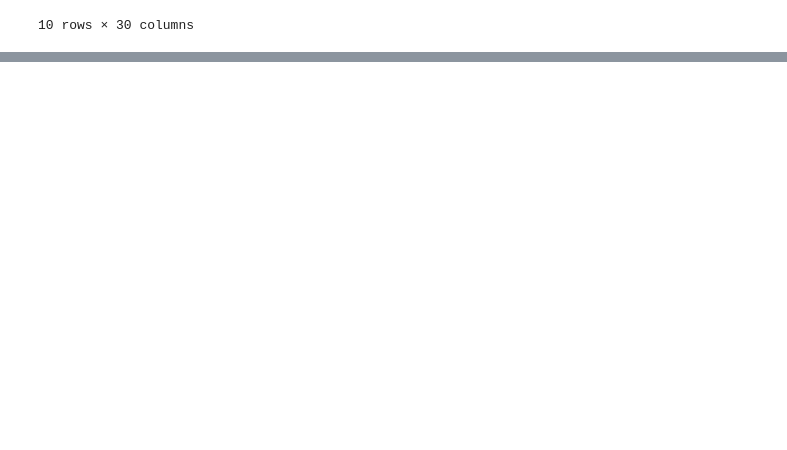
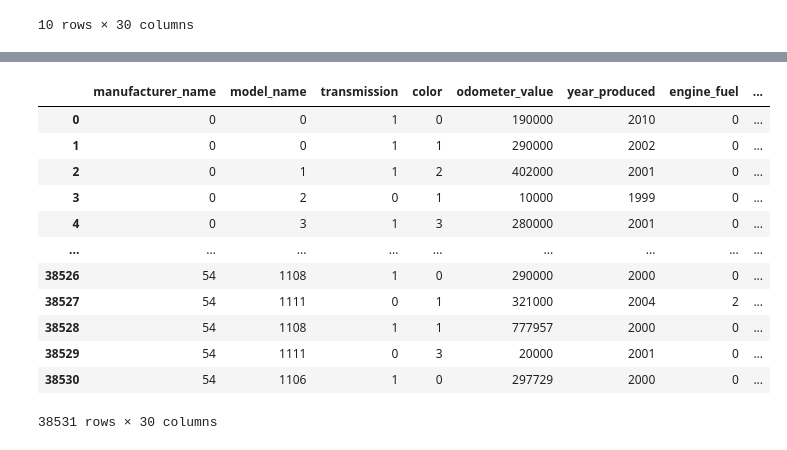
Before and after one commit to BallBoychick/ML, a Jupyter notebook: notebooks/Preprocessing_data.ipynb, the cells around one changed output, grey strips where cells are left out. Cells and saved outputs as stored; diff of their text form; code cells hidden in the pictures; blank space fills up the shorter version.

Commit message:
preprocessing_data_end

```diff
--- a/notebooks/Preprocessing_data.ipynb
+++ b/notebooks/Preprocessing_data.ipynb
@@ -60,3 +62,7 @@ data[data.isnull().any(1)]
 | 27554 | BMW | i3 | automatic | white | 54150 | 2015 | electric | ... |
 | 29590 | BMW | i3 | automatic | other | 67000 | 2018 | electric | ... |
 10 rows × 30 columns
+# %%
+dataset = data.drop_duplicates()
+dataset = data.apply(lambda a: a.fillna(a.mean() if a.dtypes ==
+              np.float64 else a.median() if a.dtypes == np.int64 else a.mode()[0]))
@@ -62,0 +91,4 @@ data[data.isnull().any(1)]
+# %%
+dataset['transmission'].replace('mechanical', 0, inplace=True)
+dataset['transmission'].replace('automatic', 1, inplace=True)
+dataset['transmission'] = dataset['transmission'].astype('int64')
@@ -62,0 +111,20 @@ data[data.isnull().any(1)]
+# %%
+obj_columns = dataset.select_dtypes(['object']).columns
+# %%
+dataset[obj_columns] = dataset[obj_columns].apply ( lambda x: pd.factorize (x)[ 0 ])
+# %%
+dataset
+# %% [output]
+|  | manufacturer_name | model_name | transmission | color | odometer_value | year_produced | engine_fuel | ... |
+| 0 | 0 | 0 | 1 | 0 | 190000 | 2010 | 0 | ... |
+| 1 | 0 | 0 | 1 | 1 | 290000 | 2002 | 0 | ... |
+| 2 | 0 | 1 | 1 | 2 | 402000 | 2001 | 0 | ... |
+| 3 | 0 | 2 | 0 | 1 | 10000 | 1999 | 0 | ... |
+| 4 | 0 | 3 | 1 | 3 | 280000 | 2001 | 0 | ... |
+| ... | ... | ... | ... | ... | ... | ... | ... | ... |
+| 38526 | 54 | 1108 | 1 | 0 | 290000 | 2000 | 0 | ... |
+| 38527 | 54 | 1111 | 0 | 1 | 321000 | 2004 | 2 | ... |
+| 38528 | 54 | 1108 | 1 | 1 | 777957 | 2000 | 0 | ... |
+| 38529 | 54 | 1111 | 0 | 3 | 20000 | 2001 | 0 | ... |
+| 38530 | 54 | 1106 | 1 | 0 | 297729 | 2000 | 0 | ... |
+38531 rows × 30 columns
```
Also changed, not shown: parts of 9 cells of this notebook.
